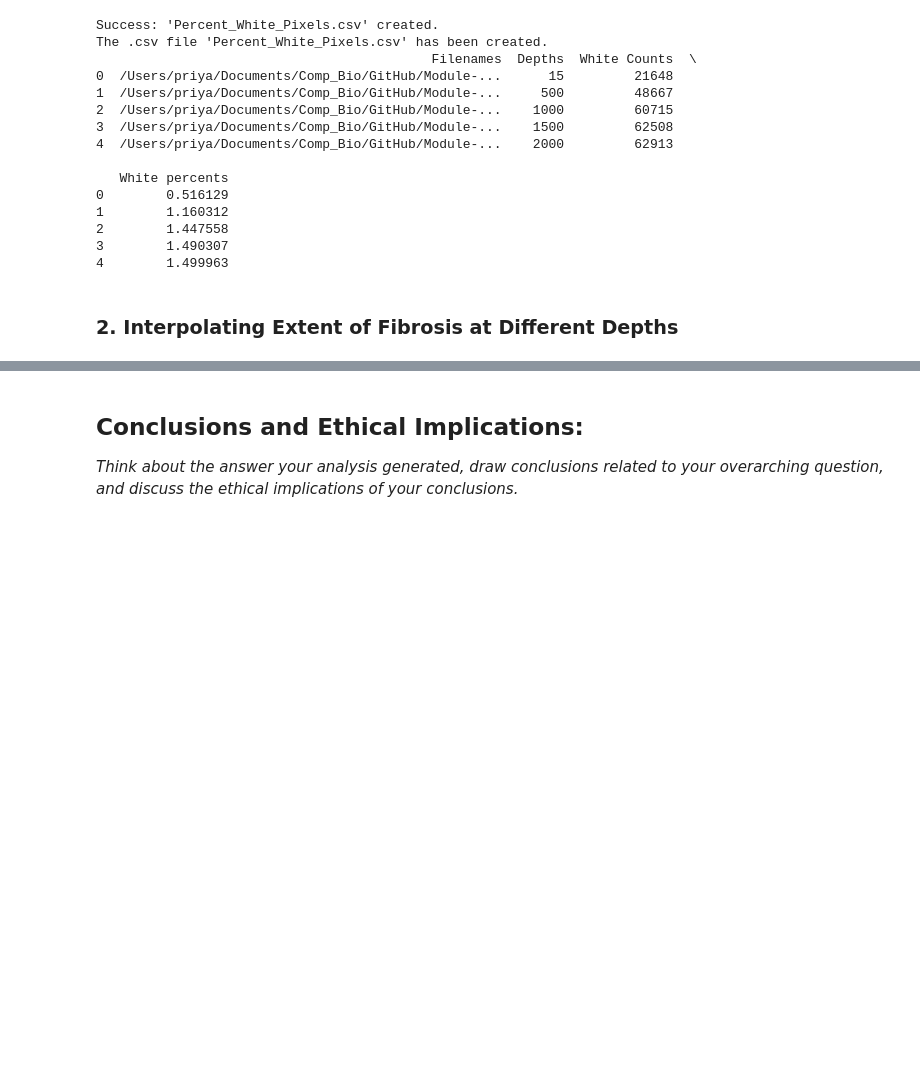
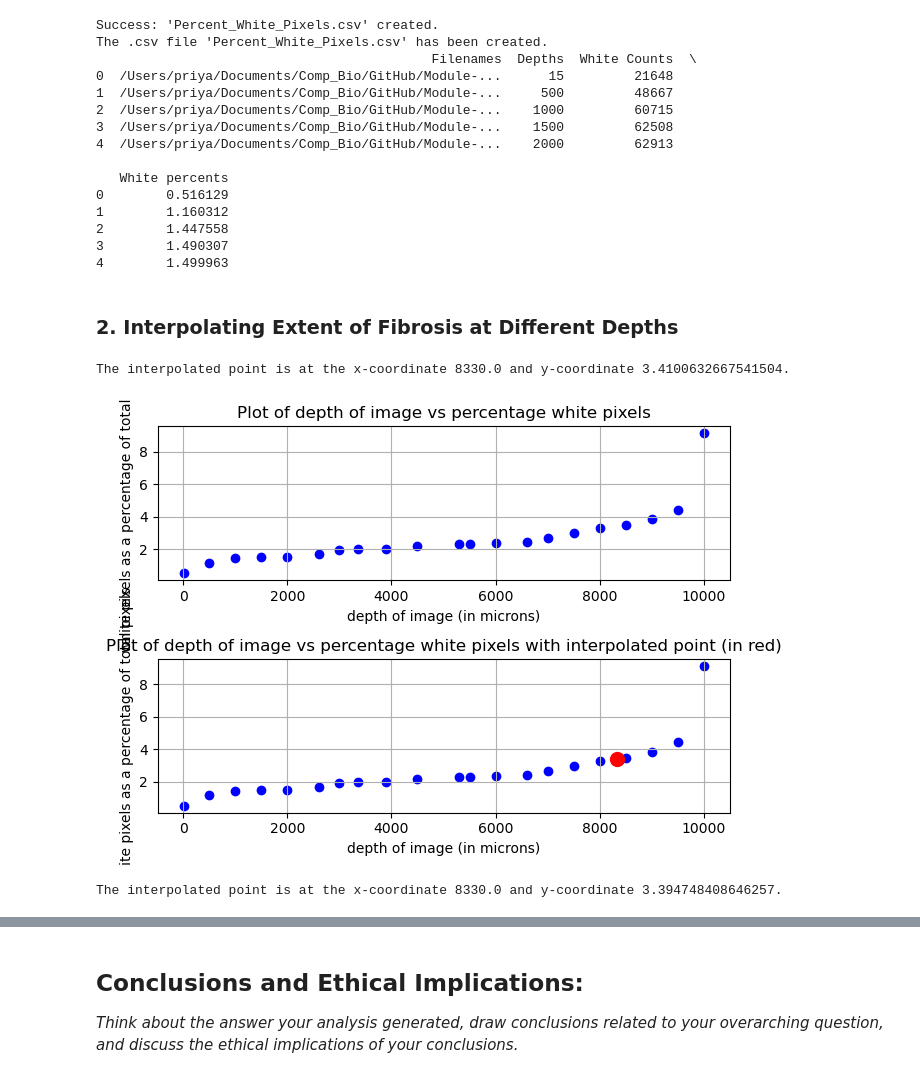
Before and after one commit to priya-shan1/Module-3-Fibrosis, a Jupyter notebook: Module 3 Template.ipynb, the cells around one changed output, grey strips where cells are left out. Saved outputs shown, nothing was run; the diff lists cells and outputs as text; code cells hidden in the pictures; blank space fills up the shorter version.

```diff
--- a/Module 3 Template.ipynb
+++ b/Module 3 Template.ipynb
@@ -147,10 +147,10 @@ The .csv file 'Percent_White_Pixels.csv' has been created.
 # %%
 # Linear interpolation of data
 interpolate_depth = float(input(colored(
-    "Enter the depth at which you want to interpolate a point (in microns): ", "yellow")))
+     "Enter the depth at which you want to interpolate a point (in microns): ", "yellow")))
 
 x = depths
-y = white_percent
+y = [item['White percents'] for item in results]
 
 # # You can also use 'quadratic', 'cubic', etc.
 i = interp1d(x, y, kind='linear')
@@ -160,31 +160,55 @@ print(colored(
 
 depths_i = depths[:]
 depths_i.append(interpolate_depth)
-white_percents_i = white_percent[:]
+white_percents_i = [item['White percents'] for item in results]
 white_percents_i.append(interpolate_point)
+# %% [output]
+The interpolated point is at the x-coordinate 8330.0 and y-coordinate 3.4100632667541504.
 # %%
 #Plot the results from linear interpolation
 # make two plots: one that doesn't contain the interpolated point, just the data calculated from your images, and one that also contains the interpolated point (shown in red)
 fig, axs = plt.subplots(2, 1)
 
-axs[0].scatter(depths, white_percent, marker='o', linestyle='-', color='blue')
+axs[0].scatter(depths, [item['White percents'] for item in results], marker='o', linestyle='-', color='blue')
 axs[0].set_title('Plot of depth of image vs percentage white pixels')
 axs[0].set_xlabel('depth of image (in microns)')
 axs[0].set_ylabel('white pixels as a percentage of total pixels')
 axs[0].grid(True)
 
 
 axs[1].scatter(depths_i, white_percents_i, marker='o',
                linestyle='-', color='blue')
 axs[1].set_title(
    'Plot of depth of image vs percentage white pixels with interpolated point (in red)')
 axs[1].set_xlabel('depth of image (in microns)')
 axs[1].set_ylabel('white pixels as a percentage of total pixels')
 axs[1].grid(True)
 axs[1].scatter(depths_i[len(depths_i)-1], white_percents_i[len(white_percents_i)-1],
                color='red', s=100, label='Highlighted point')
 
 
 # # Adjust layout to prevent overlap
 plt.tight_layout()
 plt.show()
+# %% [output]
+[figure, added]
+# %%
+# Linear interpolation of data
+interpolate_depth = float(input(colored(
+     "Enter the depth at which you want to interpolate a point (in microns): ", "yellow")))
+
+x = depths
+y = [item['White percents'] for item in results]
+
+# # You can also use 'quadratic', 'cubic', etc.
+i = interp1d(x, y, kind='quadratic')
+interpolate_point = i(interpolate_depth)
+print(colored(
+   f'The interpolated point is at the x-coordinate {interpolate_depth} and y-coordinate {interpolate_point}.', "green"))
+
+depths_i = depths[:]
+depths_i.append(interpolate_depth)
+white_percents_i = [item['White percents'] for item in results]
+white_percents_i.append(interpolate_point)
+# %% [output]
+The interpolated point is at the x-coordinate 8330.0 and y-coordinate 3.394748408646257.
```
Also changed, not shown: parts of 6 cells of this notebook.
